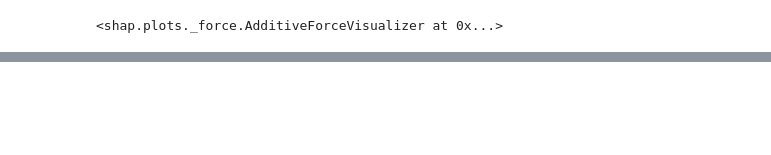
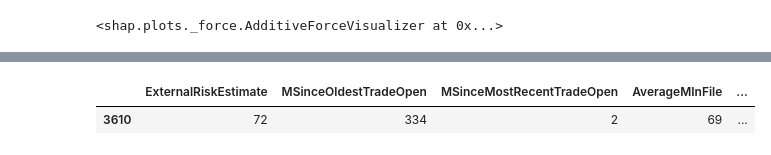
Before and after one commit to adubowski/va-heloc, a Jupyter notebook: heloc_model/Adam.ipynb, the cells around one changed output, grey strips where cells are left out. Cells and saved outputs as stored; diff of their text form; code cells hidden in the pictures; blank space fills up the shorter version.

```diff
--- a/heloc_model/Adam.ipynb
+++ b/heloc_model/Adam.ipynb
@@ -214,0 +247,5 @@ cf_df.drop(cols_to_drop, axis=1)
+# %%
+X_test.loc[[3610]]
+# %% [output]
+|  | ExternalRiskEstimate | MSinceOldestTradeOpen | MSinceMostRecentTradeOpen | AverageMInFile | ... |
+| 3610 | 72 | 334 | 2 | 69 | ... |
```
Also changed, not shown: parts of 13 cells of this notebook, 4 other files.
